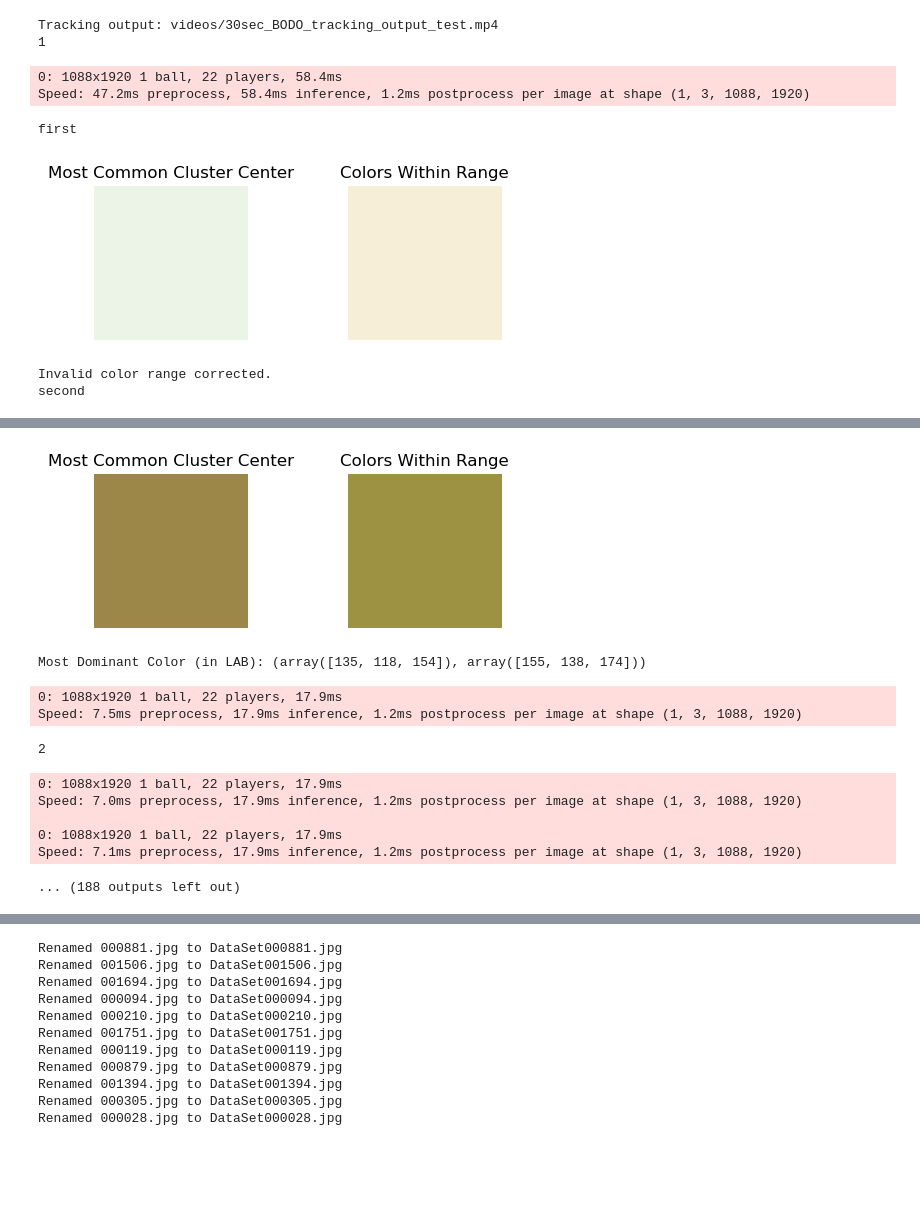
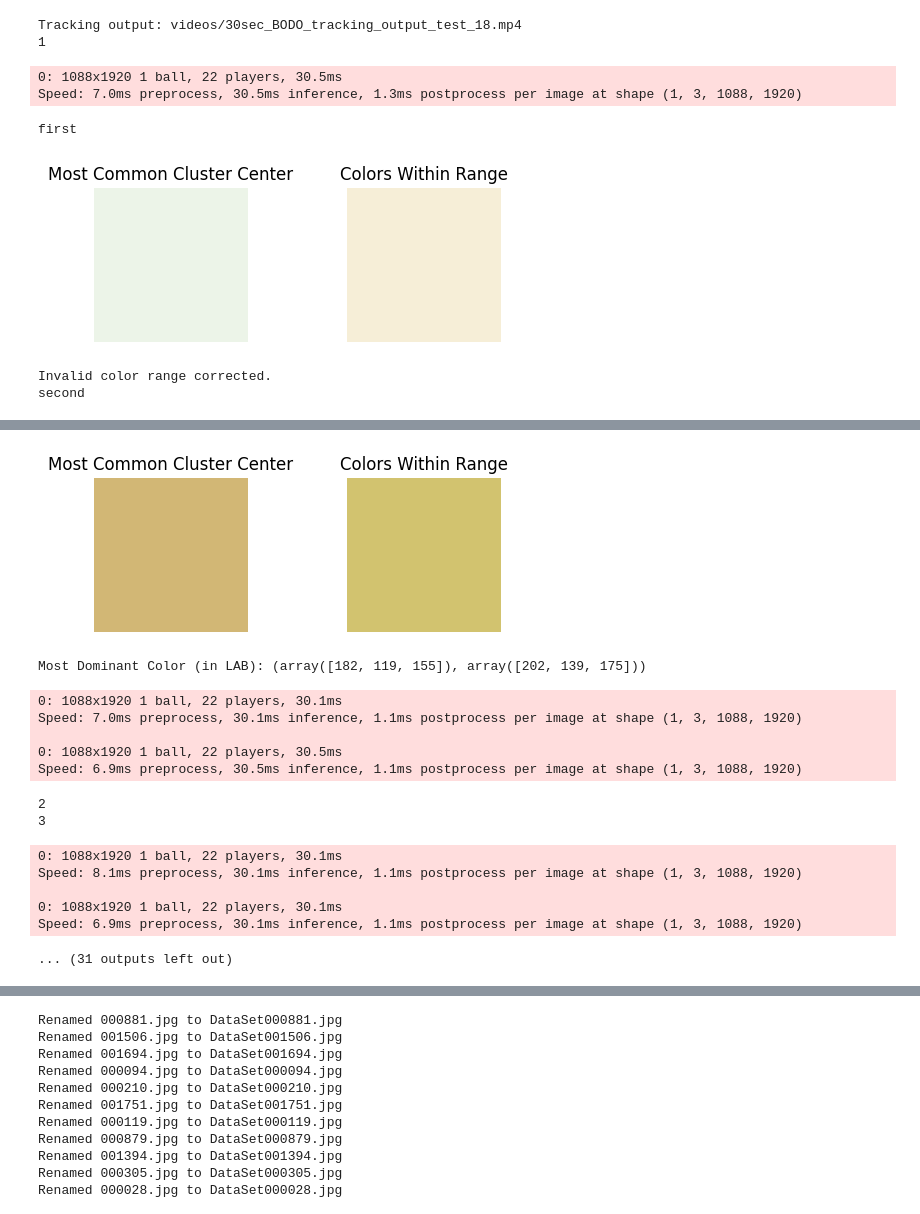
Before and after one commit to hans1512/rosenborgMaster, a Jupyter notebook: ProcessVideo.ipynb, the cells around one changed output, grey strips where cells are left out. Cells and saved outputs as stored; diff of their text form; code cells hidden in the pictures; blank space fills up the shorter version.

Commit message:
working on pitch detection

```diff
--- a/ProcessVideo.ipynb
+++ b/ProcessVideo.ipynb
@@ -15,7 +15,7 @@ def initialize_tracker(model_weights, device='cuda:0', fp16=True):
         device=device,
         fp16=fp16,
         match_thresh=0.9,
-        proximity_thresh=0.2
+        proximity_thresh=0.1
     )
     return tracker
 
@@ -35,7 +35,7 @@ class Rect:
 
     @property
     def bottom_center(self):
-        return ((self.x1 + self.x2) // 2, self.y2)
+        return (int((self.x1 + self.x2) // 2), int(self.y2))
 
     @property
     def width(self):
@@ -548,12 +547,10 @@ def draw_on_frame(image, xyxys, ids, clss, labels, ball):
 
 
     for xyxy, id, cls, label in zip(xyxys, ids, clss, labels):
-
-
         # Convert bounding box coordinates to Rect object
         rect = Rect(xyxy[0], xyxy[1], xyxy[2], xyxy[3])
         if cls == 1:
-            cls = cls + label
+            cls = cls
 
         # Get a unique color for each class
         color = Color(*get_color(cls))
@@ -696,7 +694,7 @@ import time
 
 warnings.filterwarnings("ignore")
 model_weights = Path('osnet_x1_0_market1501.pt')
-yolo_model_path = 'runs/detect/6600_Additional_images/weights/best.pt'
+yolo_model_path = 'runs/detect/trackingAnnotations/weights/best.pt'
 input_video_file = "videos/30sec_BODO.mp4"
 output_video_name = create_new_file(input_video_file.split(".")[0] + "_tracking_output_test.mp4")
 
@@ -723,20 +721,24 @@ print(f"Time taken to process video: {execution_time} seconds")
-Tracking output: videos/30sec_BODO_tracking_output_test.mp4
+Tracking output: videos/30sec_BODO_tracking_output_test_18.mp4
 1
-0: 1088x1920 1 ball, 22 players, 58.4ms
-Speed: 47.2ms preprocess, 58.4ms inference, 1.2ms postprocess per image at shape (1, 3, 1088, 1920)
+0: 1088x1920 1 ball, 22 players, 30.5ms
+Speed: 7.0ms preprocess, 30.5ms inference, 1.3ms postprocess per image at shape (1, 3, 1088, 1920)
 first
-[figure, old version]
+[figure, new version]
 Invalid color range corrected.
 second
 [figure]
-[figure, old version]
+[figure, new version]
-Most Dominant Color (in LAB): (array([135, 118, 154]), array([155, 138, 174]))
+Most Dominant Color (in LAB): (array([182, 119, 155]), array([202, 139, 175]))
-0: 1088x1920 1 ball, 22 players, 17.9ms
-Speed: 7.5ms preprocess, 17.9ms inference, 1.2ms postprocess per image at shape (1, 3, 1088, 1920)
+0: 1088x1920 1 ball, 22 players, 30.1ms
+Speed: 7.0ms preprocess, 30.1ms inference, 1.1ms postprocess per image at shape (1, 3, 1088, 1920)
+
+0: 1088x1920 1 ball, 22 players, 30.5ms
+Speed: 6.9ms preprocess, 30.5ms inference, 1.1ms postprocess per image at shape (1, 3, 1088, 1920)
 2
+3
-0: 1088x1920 1 ball, 22 players, 17.9ms
-Speed: 7.0ms preprocess, 17.9ms inference, 1.2ms postprocess per image at shape (1, 3, 1088, 1920)
+0: 1088x1920 1 ball, 22 players, 30.1ms
+Speed: 8.1ms preprocess, 30.1ms inference, 1.1ms postprocess per image at shape (1, 3, 1088, 1920)
 
-0: 1088x1920 1 ball, 22 players, 17.9ms
-Speed: 7.1ms preprocess, 17.9ms inference, 1.2ms postprocess per image at shape (1, 3, 1088, 1920)
+0: 1088x1920 1 ball, 22 players, 30.1ms
+Speed: 6.9ms preprocess, 30.1ms inference, 1.1ms postprocess per image at shape (1, 3, 1088, 1920)
-... (188 outputs left out)
+... (31 outputs left out)
```
Also changed, not shown: parts of 5 cells of this notebook, 7 other files.
